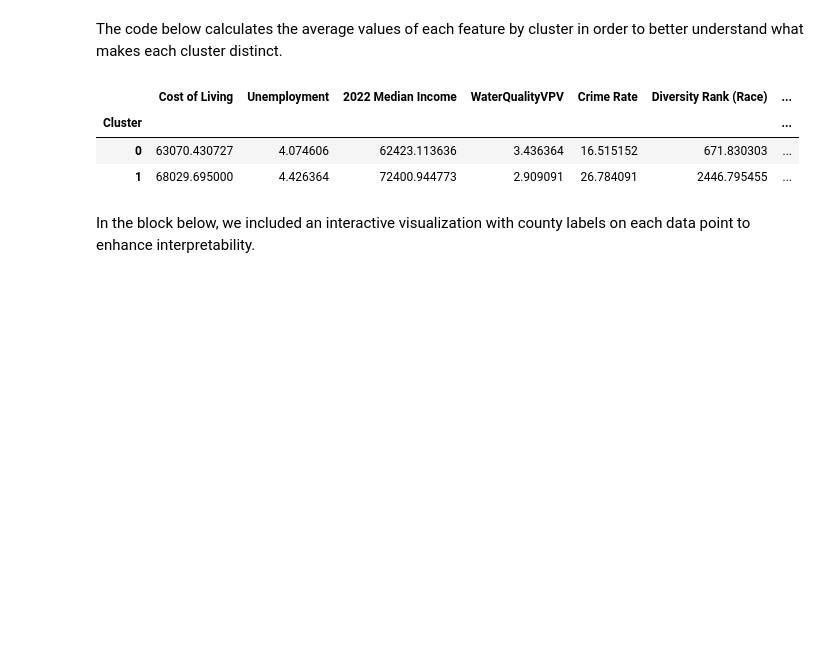
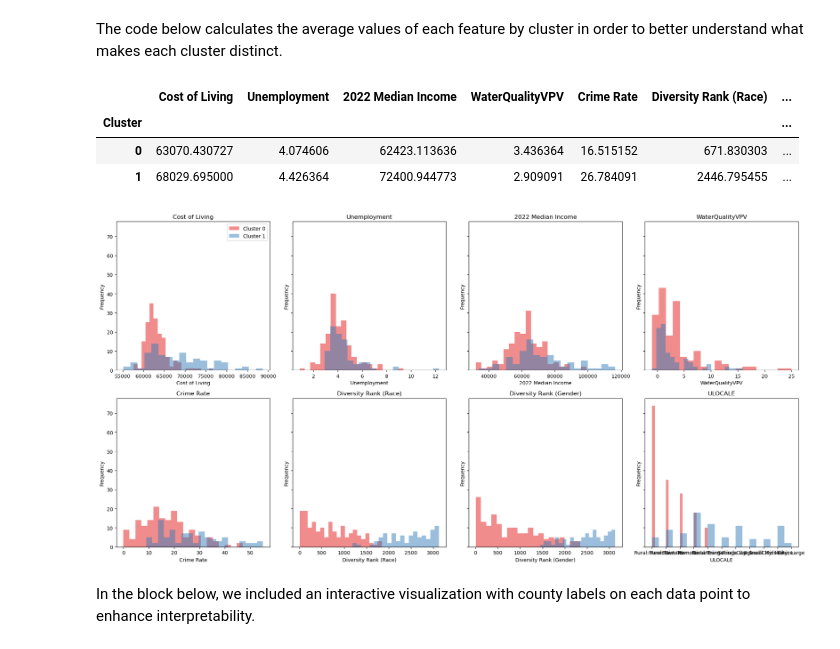
Before and after one commit to joinja01/Joiner_Norton_Walkability, a Jupyter notebook: qualityoflifetexas.ipynb, the cells around one changed output. Cells and saved outputs as stored; diff of their text form; code cells hidden in the pictures; blank space fills up the shorter version.

```diff
--- a/qualityoflifetexas.ipynb
+++ b/qualityoflifetexas.ipynb
@@ -287,6 +269,25 @@ quality_Texas.groupby('Cluster')[numeric_features].mean()
 | Cluster |  |  |  |  |  |  | ... |
 | 0 | 63070.430727 | 4.074606 | 62423.113636 | 3.436364 | 16.515152 | 671.830303 | ... |
 | 1 | 68029.695000 | 4.426364 | 72400.944773 | 2.909091 | 26.784091 | 2446.795455 | ... |
+# %%
+fig, axes = plt.subplots(2, 4, figsize=(20, 10), sharey=True)
+axes = axes.flatten()
+
+for i, feature in enumerate(numeric_features+['ULOCALE']):
+    ax = axes[i]
+    for cluster in quality_Texas['Cluster'].unique():
+        subset = quality_Texas[quality_Texas['Cluster'] == cluster]
+        ax.hist(subset[feature], bins=20, alpha=0.5, label=f'Cluster {cluster}', color=sns.color_palette('Set1')[cluster])
+    ax.set_title(feature)
+    ax.set_xlabel(feature)
+    ax.set_ylabel('Frequency')
+
+axes[0].legend()
+
+plt.tight_layout()
+plt.show()
+# %% [output]
+[figure, added]
 # %% [markdown]
 In the block below, we included an interactive visualization with county labels on each data point to enhance interpretability.
 # %%
```
Also changed, not shown: parts of 6 cells of this notebook.
